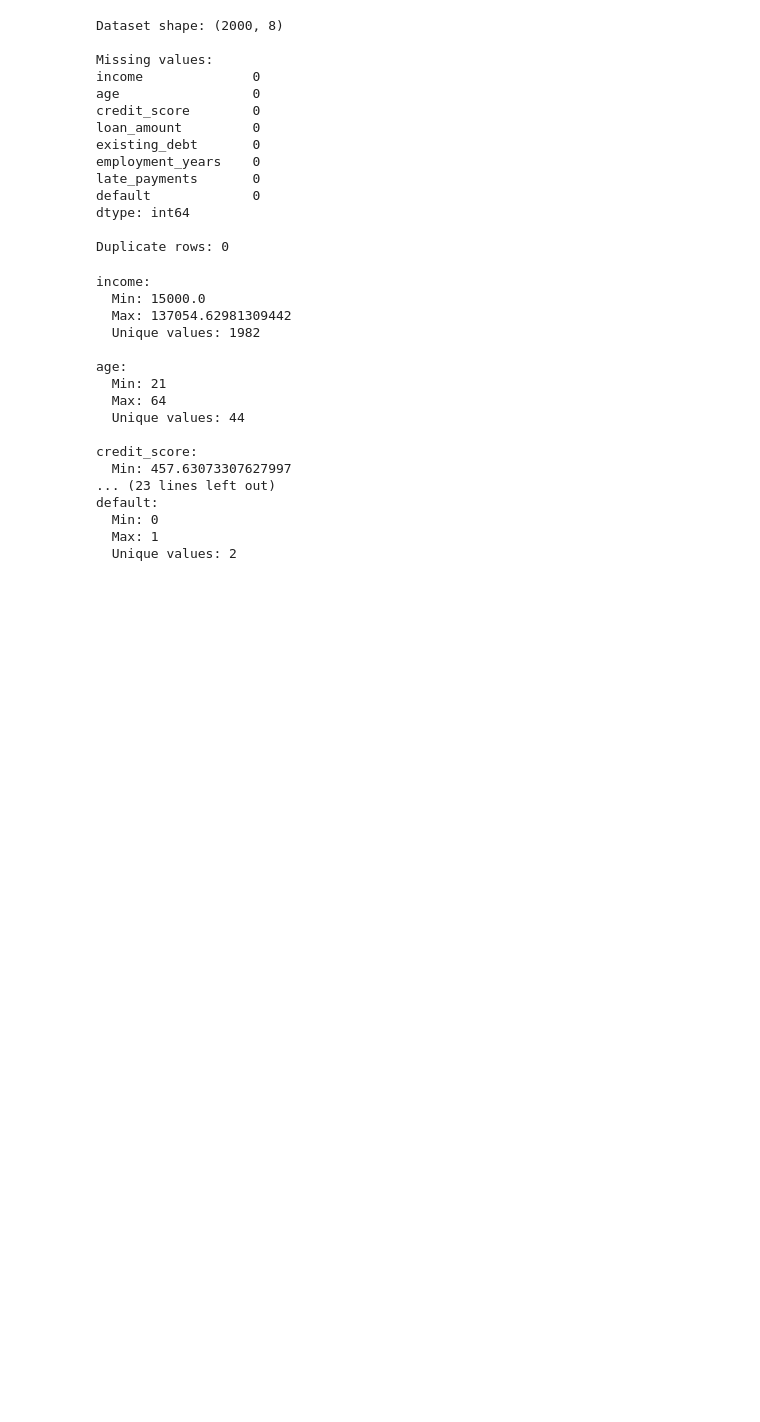
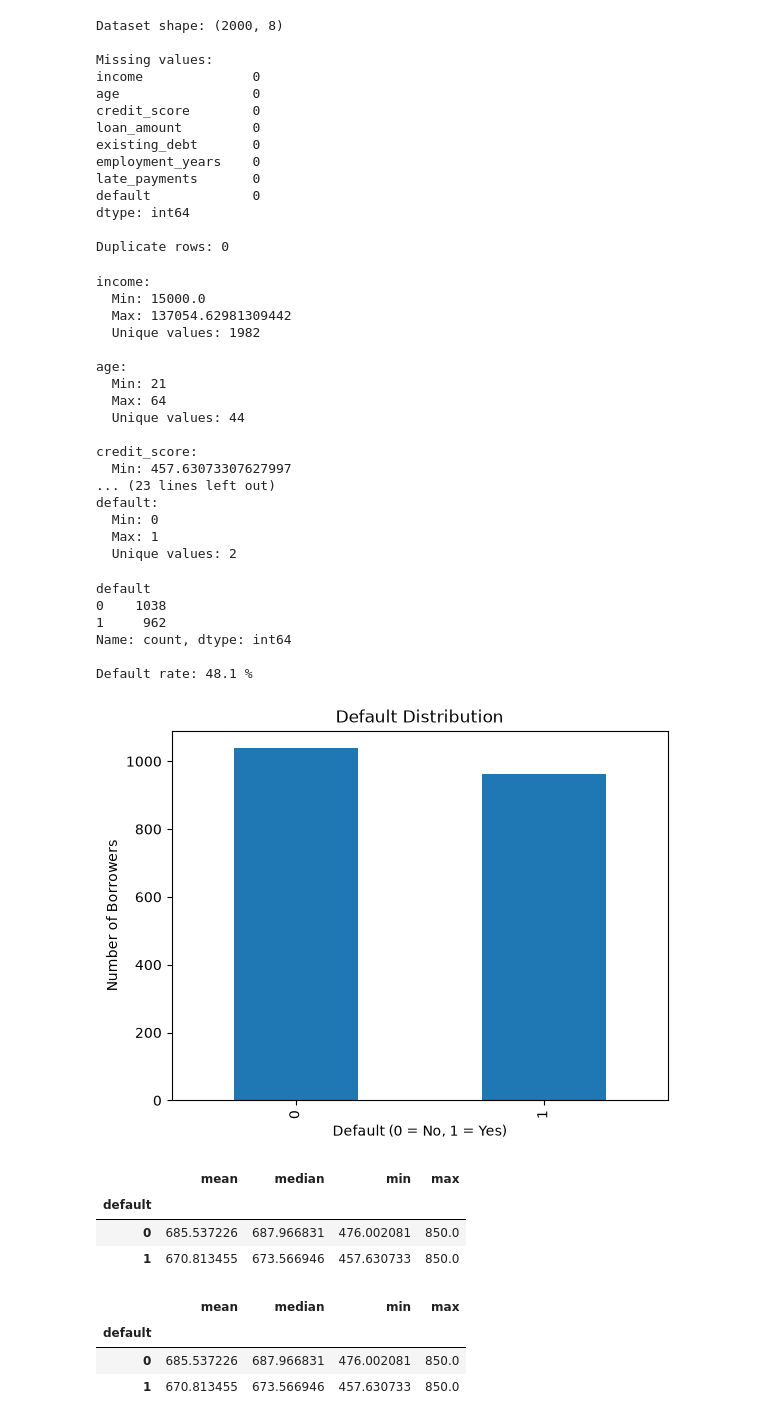
Before and after one commit to kri-pa08/Credit-Risk-Model-Development-and-Validation-, a Jupyter notebook: notebook/credit_risk_model_development.ipynb, the cells around one changed output. Saved outputs shown, nothing was run; the diff lists cells and outputs as text; code cells hidden in the pictures; blank space fills up the shorter version.

Commit message:
Added credit risk data

```diff
--- a/notebook/credit_risk_model_development.ipynb
+++ b/notebook/credit_risk_model_development.ipynb
@@ -146,3 +146,47 @@ default:
 
 print("Default values:", sorted(data["default"].unique()))
 print("Default rate:", round(data["default"].mean() * 100, 2), "%")
+# %%
+import matplotlib.pyplot as plt
+
+# Default distribution
+default_counts = data["default"].value_counts().sort_index()
+
+print(default_counts)
+print("\nDefault rate:", round(data["default"].mean() * 100, 2), "%")
+
+default_counts.plot(kind="bar")
+plt.title("Default Distribution")
+plt.xlabel("Default (0 = No, 1 = Yes)")
+plt.ylabel("Number of Borrowers")
+plt.show()
+# %% [output]
+default
+0    1038
+1     962
+Name: count, dtype: int64
+
+Default rate: 48.1 %
+[figure, added]
+# %%
+data.groupby("default")["credit_score"].agg(
+    ["mean", "median", "min", "max"]
+)
+# %% [output]
+|  | mean | median | min | max |
+| default |  |  |  |  |
+| 0 | 685.537226 | 687.966831 | 476.002081 | 850.0 |
+| 1 | 670.813455 | 673.566946 | 457.630733 | 850.0 |
+# %%
+# Credit score by default status
+
+credit_score_summary = data.groupby("default")["credit_score"].agg(
+    ["mean", "median", "min", "max"]
+)
+
+credit_score_summary
+# %% [output]
+|  | mean | median | min | max |
+| default |  |  |  |  |
+| 0 | 685.537226 | 687.966831 | 476.002081 | 850.0 |
+| 1 | 670.813455 | 673.566946 | 457.630733 | 850.0 |
```
Also changed, not shown: parts of 9 cells of this notebook.
